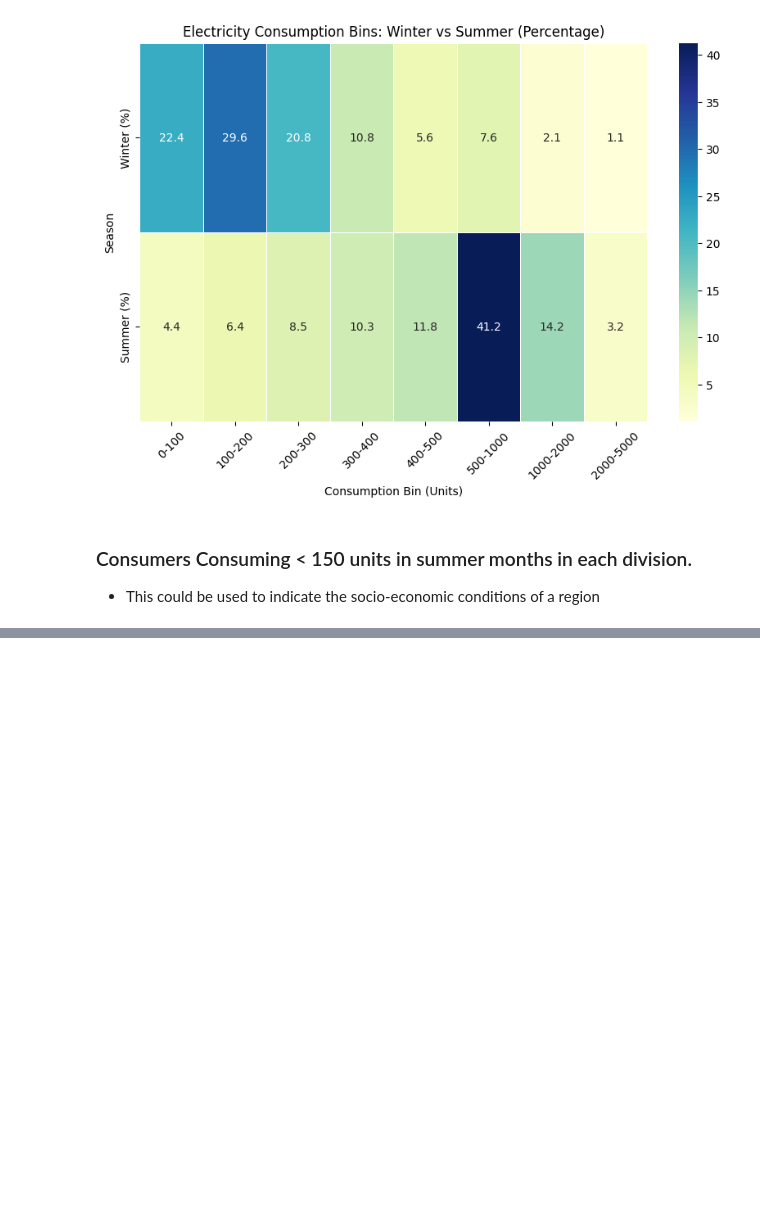
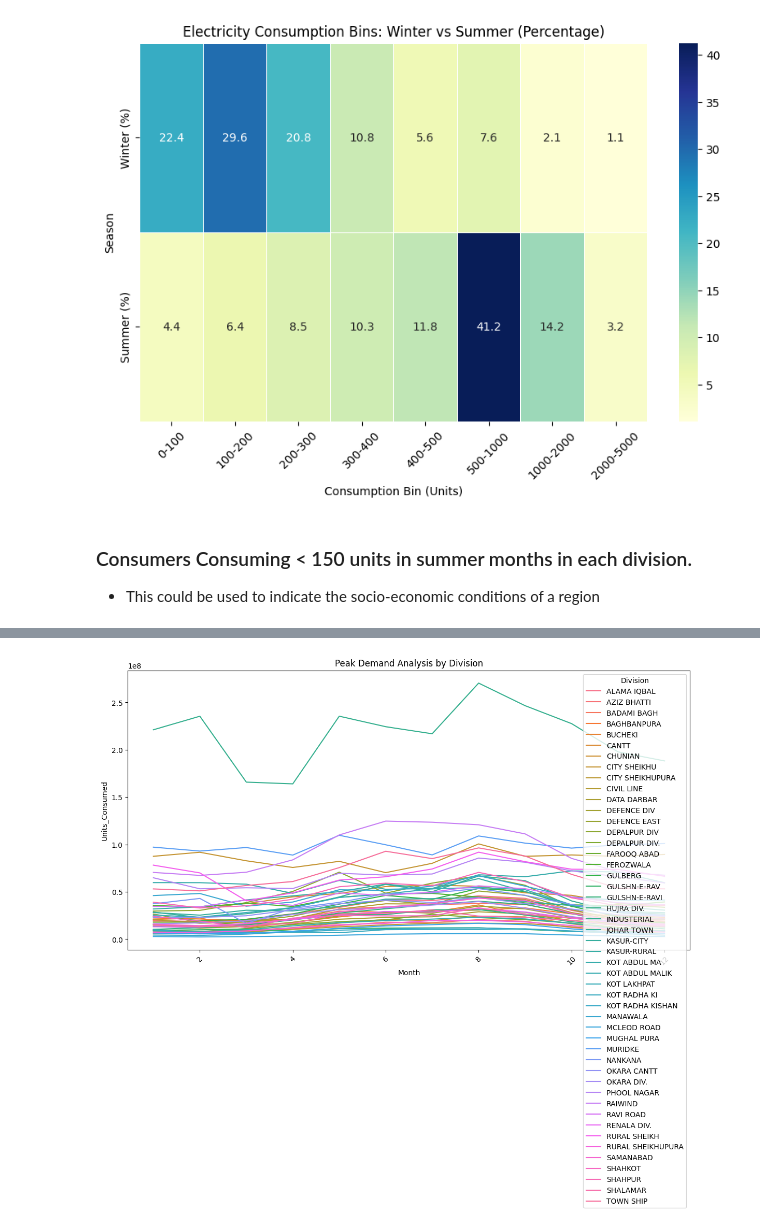
Before and after one commit to moizali01/lahore-electricity, a Jupyter notebook: eda.ipynb, the cells around one changed output, grey strips where cells are left out. Drawn from its saved outputs; the diff is of its cells as text; code cells hidden in the pictures; blank space fills up the shorter version.

```diff
--- a/eda.ipynb
+++ b/eda.ipynb
@@ -325,0 +361,14 @@ Passing `palette` without assigning `hue` is deprecated and will be removed in v
+# %%
+# Identify peak demand months per division
+division_peak_month = df_long.groupby(['Division', 'Month'])['Units_Consumed'].sum().reset_index()
+#convert inf to nan
+division_peak_month = division_peak_month.replace([np.inf, -np.inf], np.nan)
+
+# Plot division-wise monthly trends
+plt.figure(figsize=(14, 7))
+sns.lineplot(data=division_peak_month, x='Month', y='Units_Consumed', hue='Division')
+plt.xticks(rotation=45)
+plt.title("Peak Demand Analysis by Division")
+plt.show()
+# %% [output]
+[figure, added]
```
Also changed, not shown: parts of 11 cells of this notebook.
